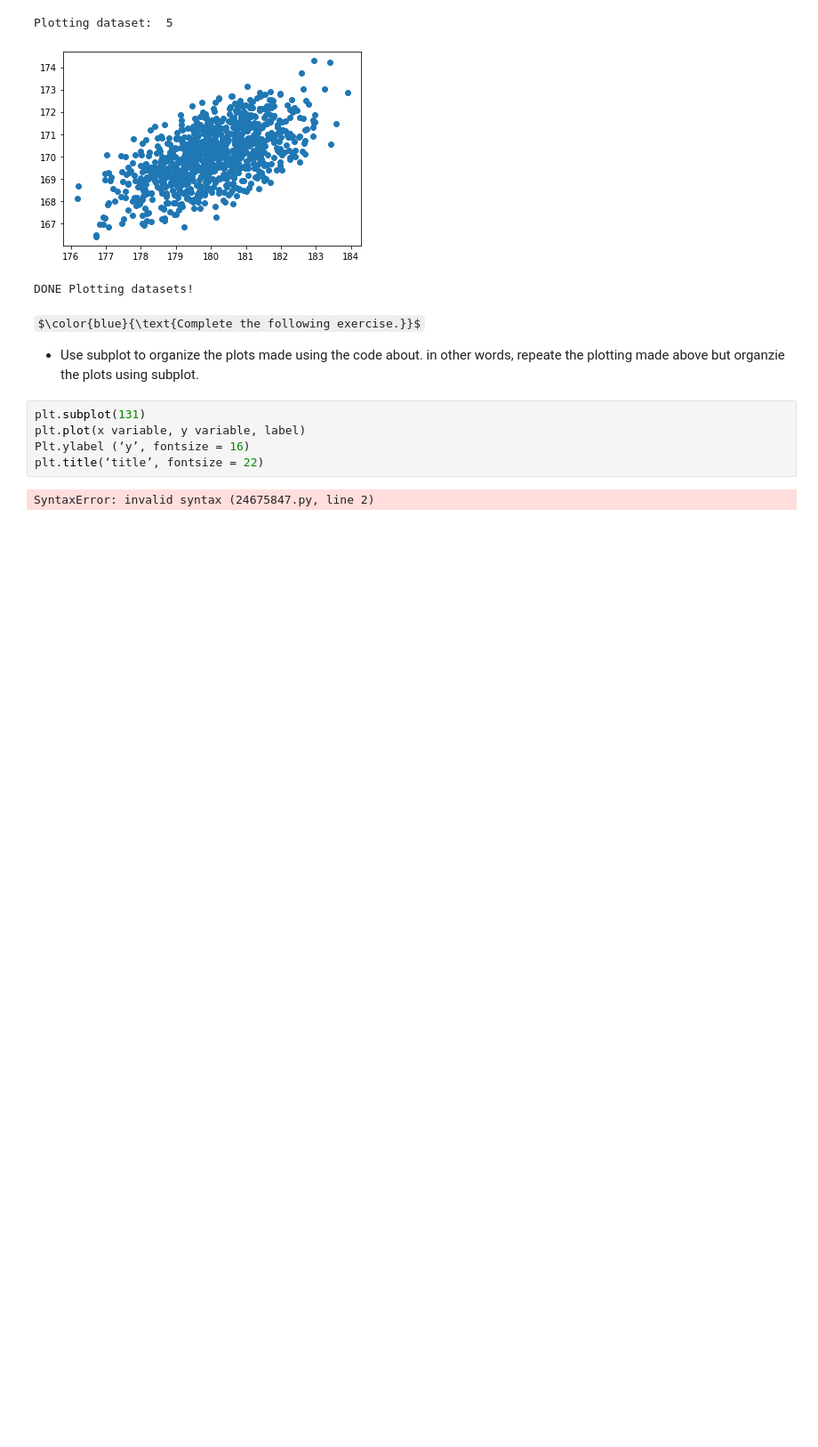
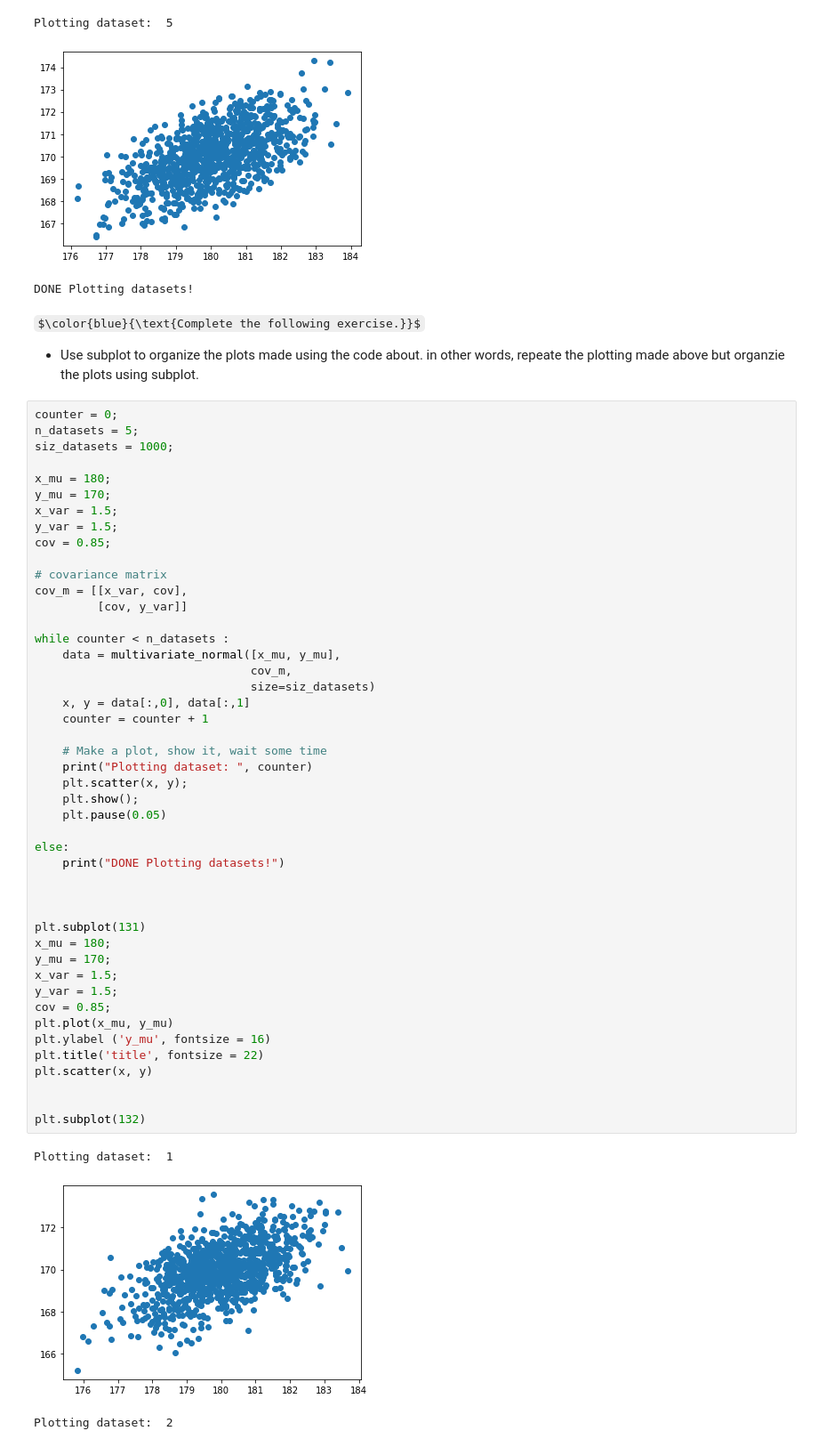
Before and after one commit to sanyakotian/PythonTutorials, a Jupyter notebook: tutorial013-Numpy-Advanced-GeneratingData.ipynb, the cells around one changed output. Shown at 89% size. Drawn from its saved outputs; the diff is of its cells as text; some formulas as TeX source; blank space fills up the shorter version.

```diff
--- a/tutorial013-Numpy-Advanced-GeneratingData.ipynb
+++ b/tutorial013-Numpy-Advanced-GeneratingData.ipynb
@@ -543,9 +543,52 @@ $\color{blue}{\text{Complete the following exercise.}}$
 
   - Use subplot to organize the plots made using the code about. in other words, repeate the plotting made above but organzie the plots using subplot.
 # %%
+counter = 0;
+n_datasets = 5;
+siz_datasets = 1000;
+
+x_mu = 180;
+y_mu = 170;
+x_var = 1.5;
+y_var = 1.5;
+cov = 0.85;
+
+# covariance matrix
+cov_m = [[x_var, cov],
+         [cov, y_var]]
+
+while counter < n_datasets :
+    data = multivariate_normal([x_mu, y_mu],
+                               cov_m,
+                               size=siz_datasets)
+    x, y = data[:,0], data[:,1]
+    counter = counter + 1
+
+    # Make a plot, show it, wait some time
+    print("Plotting dataset: ", counter)
+    plt.scatter(x, y);
+    plt.show();
+    plt.pause(0.05)
+
+else:
+    print("DONE Plotting datasets!")
+
+
+
 plt.subplot(131)
-plt.plot(x variable, y variable, label)
-Plt.ylabel (‘y’, fontsize = 16)
-plt.title(‘title’, fontsize = 22)
+x_mu = 180;
+y_mu = 170;
+x_var = 1.5;
+y_var = 1.5;
+cov = 0.85;
+plt.plot(x_mu, y_mu)
+plt.ylabel ('y_mu', fontsize = 16)
+plt.title('title', fontsize = 22)
+plt.scatter(x, y)
+
+
+plt.subplot(132)
 # %% [output]
-SyntaxError: invalid syntax (24675847.py, line 2)
+Plotting dataset:  1
+[figure, added]
+Plotting dataset:  2
```
Also changed, not shown: parts of 6 cells of this notebook.
